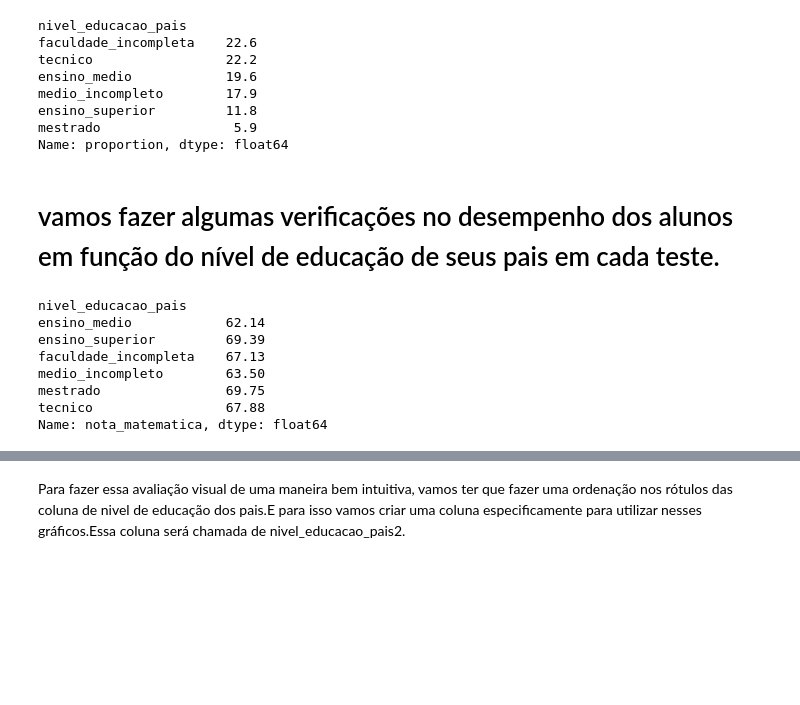
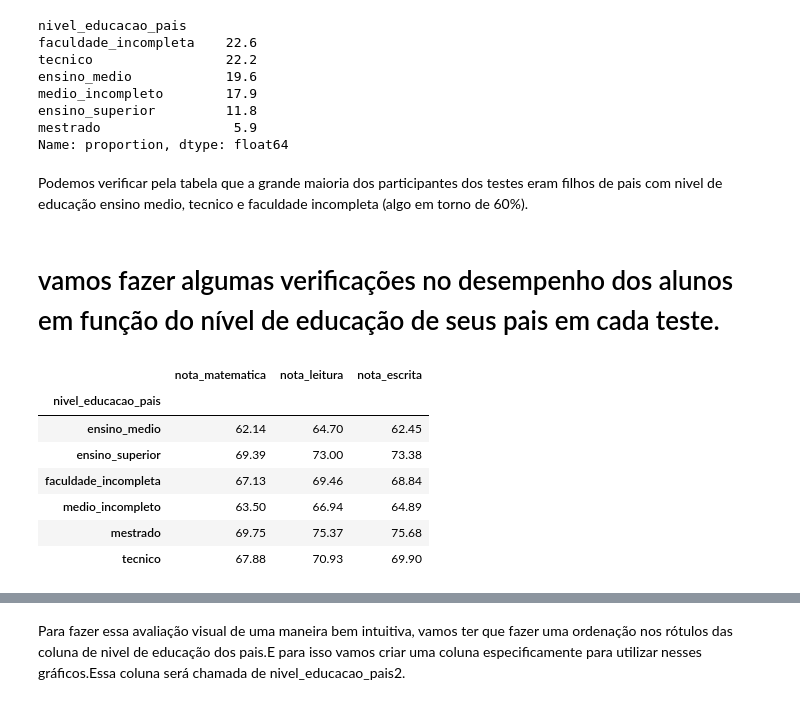
Before and after one commit to bidiass-collab/desempenho-estudantes, a Jupyter notebook: Projeto_final.ipynb, the cells around one changed output, grey strips where cells are left out. Cells and saved outputs as stored; diff of their text form; code cells hidden in the pictures; blank space fills up the shorter version.

```diff
--- a/Projeto_final.ipynb
+++ b/Projeto_final.ipynb
@@ -353,17 +313,19 @@ medio_incompleto        17.9
 ensino_superior         11.8
 mestrado                 5.9
 Name: proportion, dtype: float64
+# %% [markdown]
+Podemos verificar pela tabela que a grande maioria dos participantes dos testes eram filhos de pais com nivel de educação ensino medio, tecnico e faculdade incompleta (algo em torno de 60%).
 # %% [markdown]
 # vamos fazer algumas verificações no desempenho dos alunos em função do nível de educação de seus pais em cada teste.
 # %%
-desempenho.groupby(['nivel_educacao_pais'])['nota_matematica'].mean().round(2)
+desempenho.groupby(['nivel_educacao_pais'])[['nota_matematica','nota_leitura','nota_escrita']].mean().round(2)
 # %% [output]
-nivel_educacao_pais
-ensino_medio            62.14
-ensino_superior         69.39
-faculdade_incompleta    67.13
-medio_incompleto        63.50
-mestrado                69.75
-tecnico                 67.88
-Name: nota_matematica, dtype: float64
+|  | nota_matematica | nota_leitura | nota_escrita |
+| nivel_educacao_pais |  |  |  |
+| ensino_medio | 62.14 | 64.70 | 62.45 |
+| ensino_superior | 69.39 | 73.00 | 73.38 |
+| faculdade_incompleta | 67.13 | 69.46 | 68.84 |
+| medio_incompleto | 63.50 | 66.94 | 64.89 |
+| mestrado | 69.75 | 75.37 | 75.68 |
+| tecnico | 67.88 | 70.93 | 69.90 |
 # %%
```
Also changed, not shown: parts of 61 cells of this notebook.
